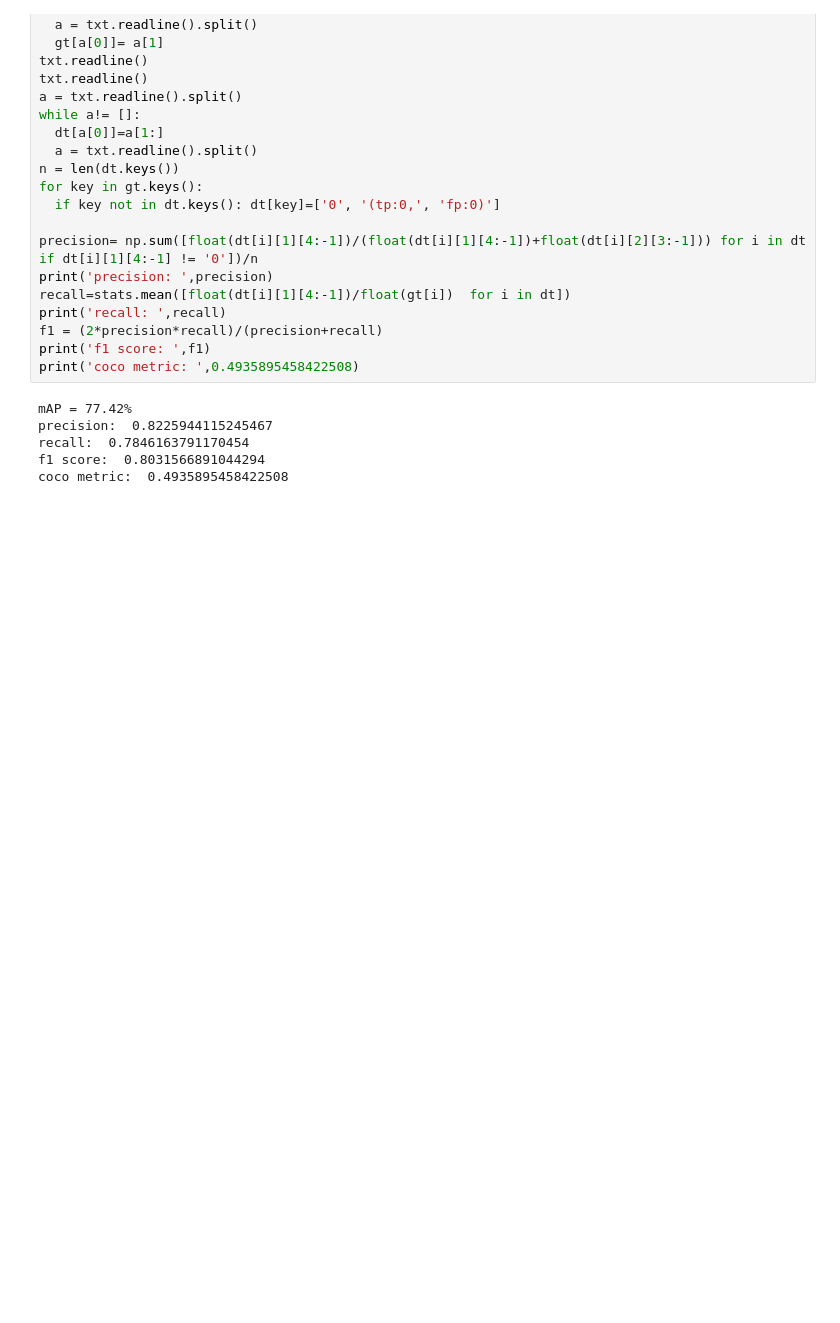
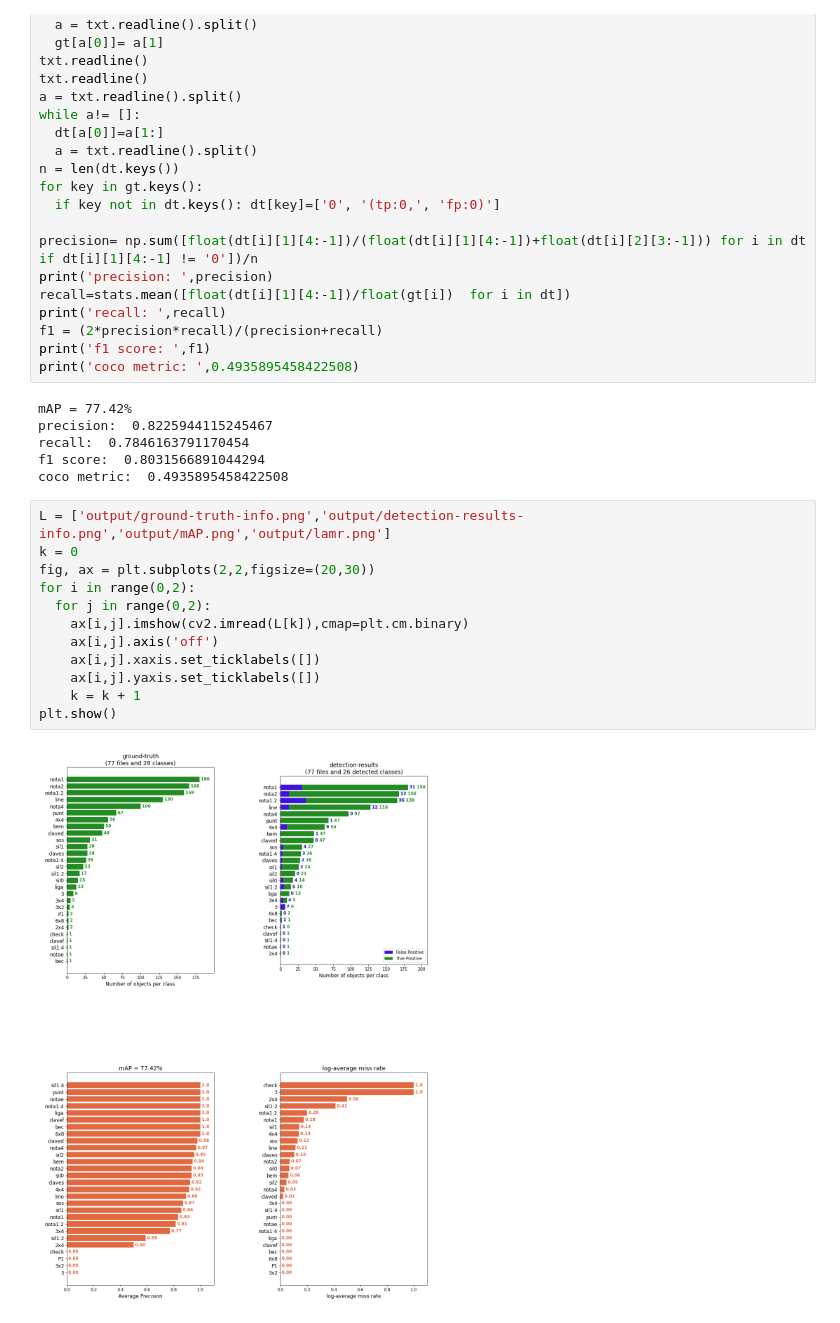
Before and after one commit to joheras/MusicaCatedralStoDomingoIER, a Jupyter notebook: Notebooks/SacarMúsica/YOLO.ipynb, the cells around one changed output. Drawn from its saved outputs; the diff is of its cells as text; blank space fills up the shorter version.

```diff
--- a/Notebooks/SacarMúsica/YOLO.ipynb
+++ b/Notebooks/SacarMúsica/YOLO.ipynb
@@ -1268,3 +1268,17 @@ precision:  0.8225944115245467
 recall:  0.7846163791170454
 f1 score:  0.8031566891044294
 coco metric:  0.4935895458422508
+# %%
+L = ['output/ground-truth-info.png','output/detection-results-info.png','output/mAP.png','output/lamr.png']
+k = 0
+fig, ax = plt.subplots(2,2,figsize=(20,30))
+for i in range(0,2):
+  for j in range(0,2):
+    ax[i,j].imshow(cv2.imread(L[k]),cmap=plt.cm.binary)
+    ax[i,j].axis('off')
+    ax[i,j].xaxis.set_ticklabels([])
+    ax[i,j].yaxis.set_ticklabels([])
+    k = k + 1
+plt.show()
+# %% [output]
+[figure, added]
```
Also changed, not shown: parts of 2 cells of this notebook.
